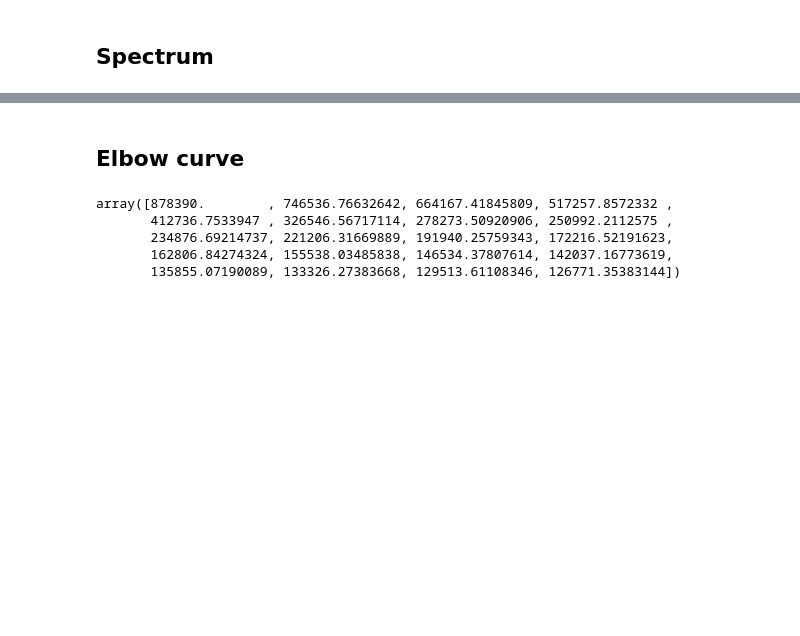
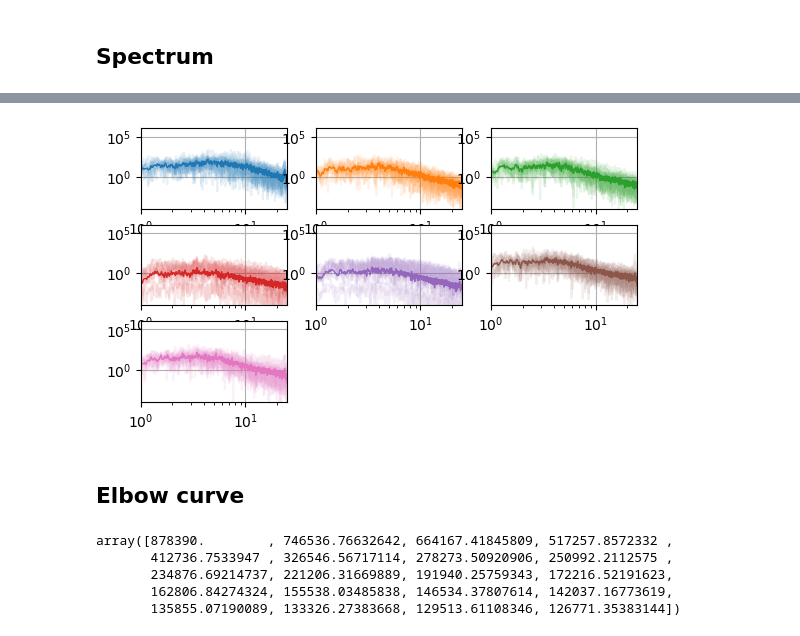
Before and after one commit to koepflma/MSH_AmbientSeismicWavefield, a Jupyter notebook: scatseisnet/scatenet_plot.ipynb, the cells around one changed output, grey strips where cells are left out. Cells and saved outputs as stored; diff of their text form; code cells hidden in the pictures; blank space fills up the shorter version.

```diff
--- a/scatseisnet/scatenet_plot.ipynb
+++ b/scatseisnet/scatenet_plot.ipynb
@@ -404,7 +366,7 @@ plt.show()
 # %% [markdown]
 ## Spectrum
 # %%
-st_copy = stream_merge.copy()
+st_copy = st.copy()
 stream = obspy.Stream()
 for windowed_st in st_copy.slide(window_length=60.0, step=30.0):
     stream += windowed_st[0]
@@ -435,7 +383,0 @@ for i in range(0,len(stream),x):
-# %%
-for i in range(Pxx_arr.shape[0]):
-    plt.plot(freqs, np.log10(Pxx_arr[i,:]), color='C1', alpha=0.05)
-plt.plot(freqs, np.median(np.log10(Pxx_arr), axis=0), color='k')
-plt.xscale('log')
-plt.xlim(1,50)
-plt.grid()
@@ -460,26 +384,24 @@ colors = ['C1','C3','C0','C2']
 # %%
-
+cl_list = np.unique(predictions)
 Pxx_dict = {}
 
-tr = stream_merge[0]
+tr = st[0]
 
 fig, ax = plt.subplots()
-for cl,color in zip(cl_list, colors):
+for cl in np.unique(predictions):
     idx_select = predictions==cl
     times_select = times[idx_select]
-    times_select = times_select[::100]  # !!!sloppy
+    times_select = random.sample(times_select.tolist(), 10)
 
     NFFT=int(30*100)  # 30s * 100Hz
     Pxx_arr = np.full((len(times_select), int(NFFT/2.+1)), np.nan)  # do not hard-code
 
-    start_timer = time.time()
     for i, s_time in enumerate(times_select):
         print(i, end='\r')
         tr_slice = tr.slice(UTCDateTime(s_time), UTCDateTime(s_time+datetime.timedelta(seconds=30)))
         tr_slice.detrend('linear')
         Pxx, freqs = plt.psd(tr_slice.data, Fs=tr_slice.stats.sampling_rate, NFFT=int(NFFT))
         Pxx_arr[i,:] = Pxx
-#         print('{:.1f} seconds to run ...'.format((time.time()-start_timer)/(i+1)*(len(times_select)-i+1)) , end='\r')
     Pxx_dict[cl] = Pxx_arr
     plt.close()
 # %% [output]
@@ -525,3 +409,34 @@ plt.show()
+# %%
+# set number of columns
+ncols = len(cl_list)//2
+# calculate number of rows
+nrows = len(cl_list)-ncols
+
+# loop through the length of tickers and keep track of index
+for i, cl in enumerate(cl_list):
+    Pxx_arr = Pxx_dict[cl]
+    # add a new subplot iteratively using nrows and cols
+    ax = plt.subplot(nrows, ncols, i + 1)
+
+    # filter df and plot ticker on the new subplot axis
+    ax.plot(freqs, np.log10(Pxx_arr.T), color='C{}'.format(i), alpha=0.1)
+    ax.plot(freqs, np.mean(np.log10(Pxx_arr), axis=0), color='C{}'.format(i), linewidth=1)
+
+        # Format y-tick labels in scientific notation
+    ax.yaxis.set_major_formatter(FuncFormatter(lambda x, _: f"10$^{{{int(x)}}}$"))
+
+    # Set common formatting options for the subplot
+    ax.set_xscale('log')
+    ax.set_xlim(1, stream[0].stats.sampling_rate/2)
+    ax.set_ylim(-4, 6)
+    ax.grid()
+
+fig.supxlabel('Frequency (Hz)')
+fig.supylabel('Power Spectral Density (dB/Hz)')
+plt.savefig(dirpath+'figure/psd_cl{}.png'.format(N_CLUSTERS), dpi=300, bbox_inches='tight')
+plt.show()
+# %% [output]
+[figure, added]
 # %% [markdown]
 ## Elbow curve
 # %%
```
Also changed, not shown: parts of 32 cells of this notebook, 2 other files.
